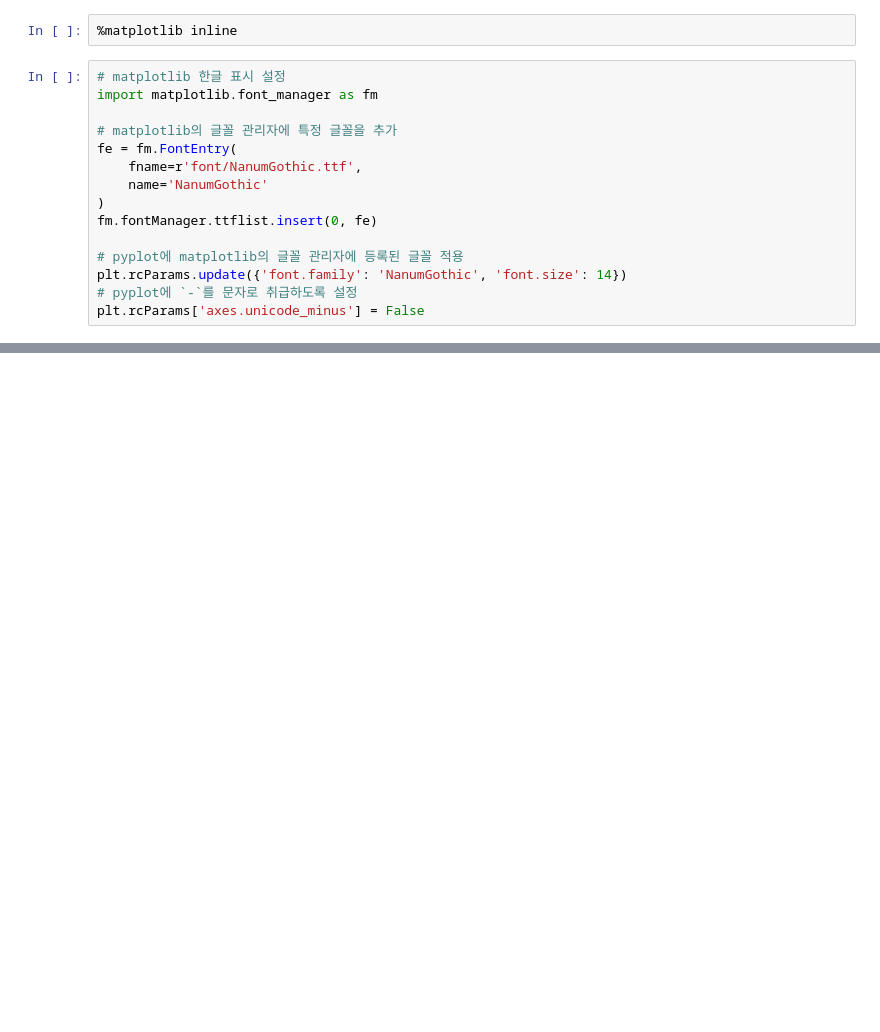
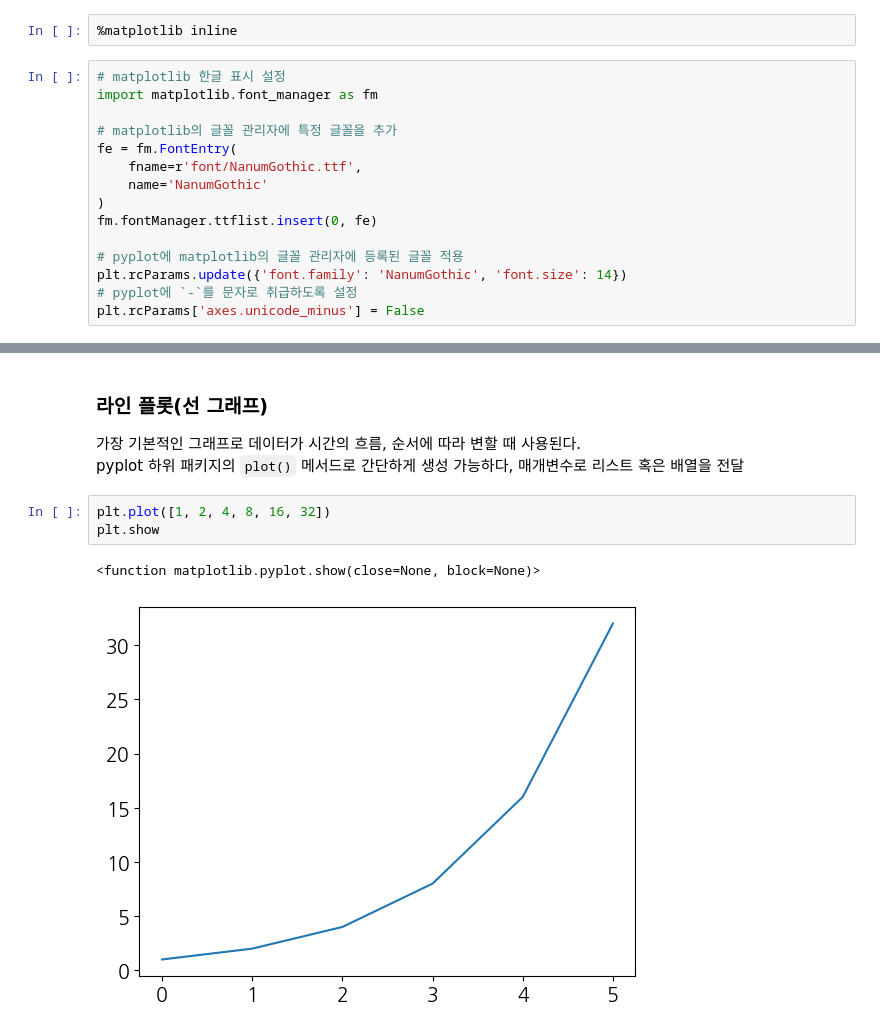
Before and after one commit to DDDDKo/python_study, a Jupyter notebook: matplotlib_visualize_data/matplotlib_basic.ipynb, the cells around one changed output, grey strips where cells are left out. Saved outputs shown, nothing was run; the diff lists cells and outputs as text; blank space fills up the shorter version.

```diff
--- a/matplotlib_visualize_data/matplotlib_basic.ipynb
+++ b/matplotlib_visualize_data/matplotlib_basic.ipynb
@@ -41,0 +65,10 @@ plt.rcParams['axes.unicode_minus'] = False
+# %% [markdown]
+### 라인 플롯(선 그래프)
+가장 기본적인 그래프로 데이터가 시간의 흐름, 순서에 따라 변할 때 사용된다.
+pyplot 하위 패키지의 `plot()` 메서드로 간단하게 생성 가능하다, 매개변수로 리스트 혹은 배열을 전달
+# %%
+plt.plot([1, 2, 4, 8, 16, 32])
+plt.show
+# %% [output]
+<function matplotlib.pyplot.show(close=None, block=None)>
+[figure, added]
```
Also changed, not shown: parts of 2 cells of this notebook.
